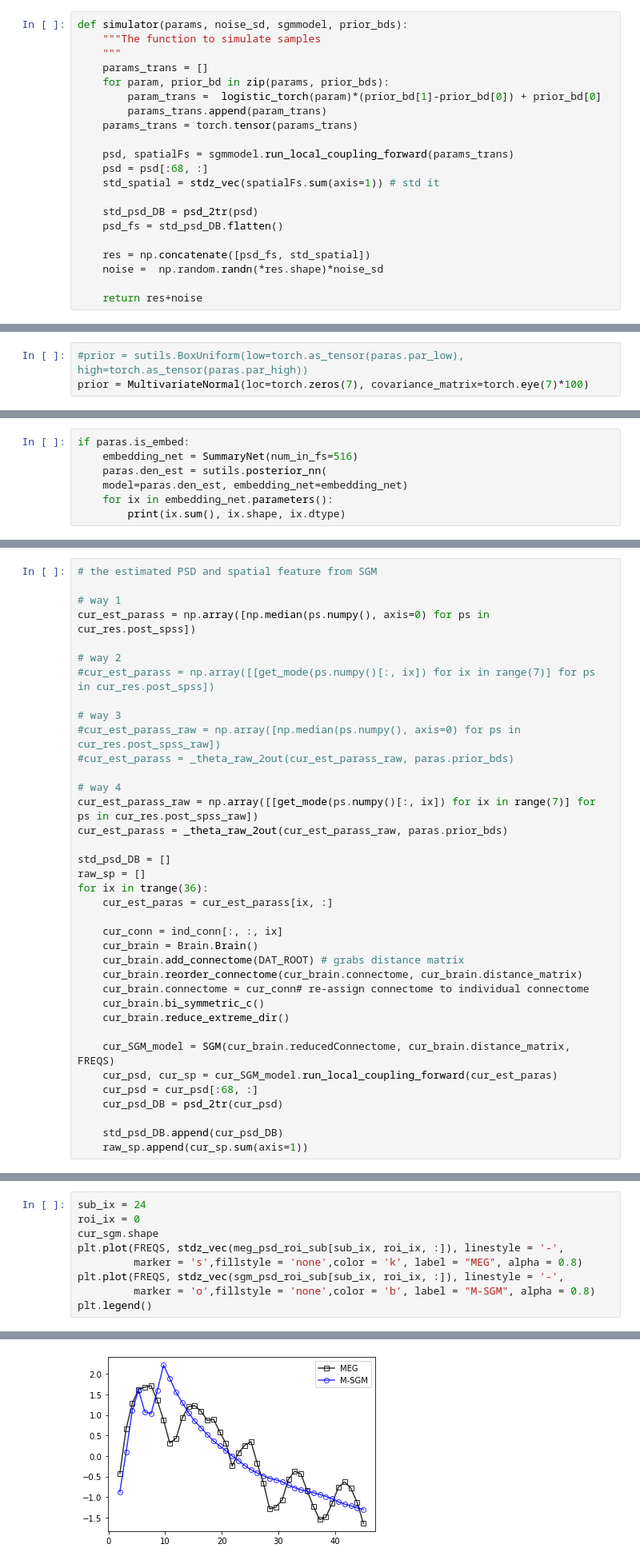
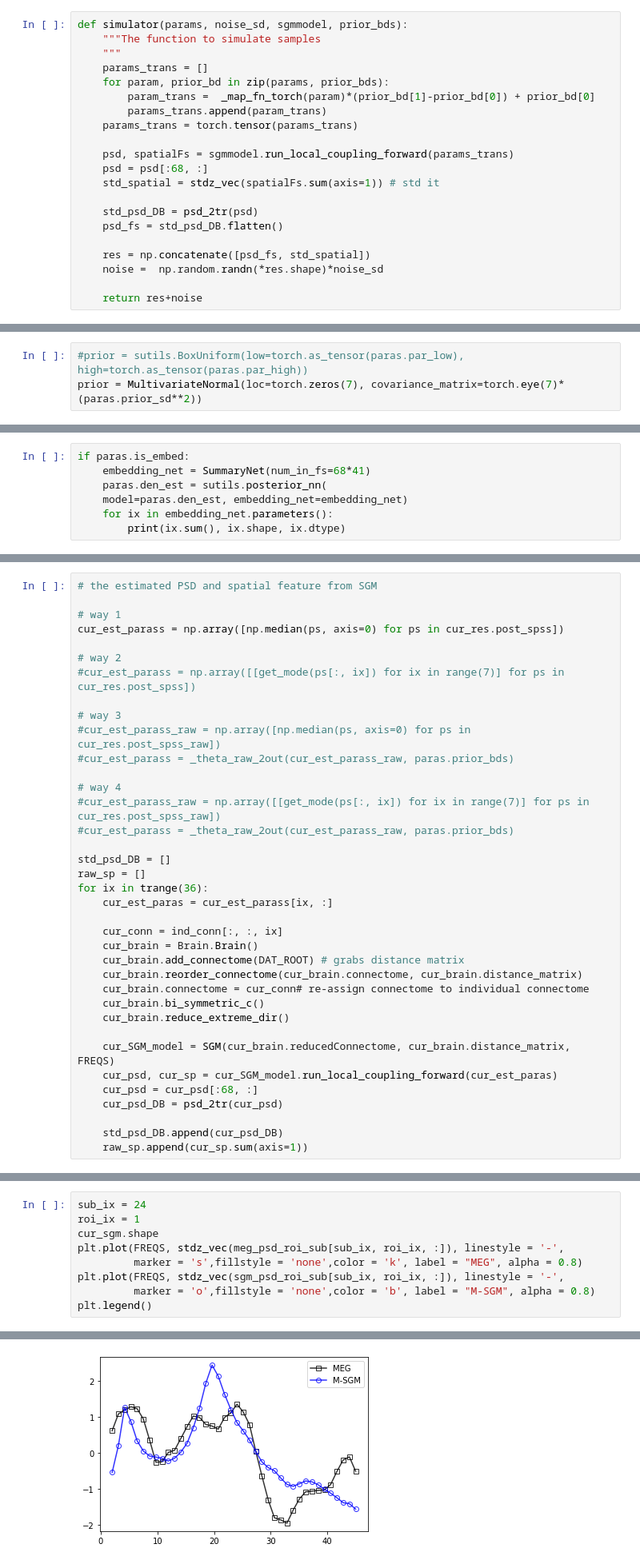
Before and after one commit to JINhuaqing/SBI-SGM, a Jupyter notebook: notebooks/NSF_RAW_Reparam.ipynb, the cells around one changed output, grey strips where cells are left out. Shown at 80% size. Saved outputs shown, nothing was run; the diff lists cells and outputs as text.

```diff
--- a/notebooks/NSF_RAW_Reparam.ipynb
+++ b/notebooks/NSF_RAW_Reparam.ipynb
@@ -140,7 +149,7 @@ def simulator(params, noise_sd, sgmmodel, prior_bds):
     """
     params_trans = []
     for param, prior_bd in zip(params, prior_bds):
-        param_trans =  logistic_torch(param)*(prior_bd[1]-prior_bd[0]) + prior_bd[0]
+        param_trans =  _map_fn_torch(param)*(prior_bd[1]-prior_bd[0]) + prior_bd[0]
         params_trans.append(param_trans)
     params_trans = torch.tensor(params_trans)
 
@@ -159,12 +168,12 @@ def simulator(params, noise_sd, sgmmodel, prior_bds):
 #### Prior
 # %%
 #prior = sutils.BoxUniform(low=torch.as_tensor(paras.par_low), high=torch.as_tensor(paras.par_high))
-prior = MultivariateNormal(loc=torch.zeros(7), covariance_matrix=torch.eye(7)*100)
+prior = MultivariateNormal(loc=torch.zeros(7), covariance_matrix=torch.eye(7)*(paras.prior_sd**2))
 # %% [markdown]
 #### Density estimator
 # %%
 if paras.is_embed:
-    embedding_net = SummaryNet(num_in_fs=516)
+    embedding_net = SummaryNet(num_in_fs=68*41)
     paras.den_est = sutils.posterior_nn(
     model=paras.den_est, embedding_net=embedding_net)
     for ix in embedding_net.parameters():
@@ -302,18 +295,18 @@ Load file /data/rajlab1/user_data/jin/MyResearch/SBI-SGM/mypkg/../results/fooofg
 # the estimated PSD and spatial feature from SGM
 
 # way 1
-cur_est_parass = np.array([np.median(ps.numpy(), axis=0) for ps in cur_res.post_spss])
+cur_est_parass = np.array([np.median(ps, axis=0) for ps in cur_res.post_spss])
 
 # way 2
-#cur_est_parass = np.array([[get_mode(ps.numpy()[:, ix]) for ix in range(7)] for ps in cur_res.post_spss])
+#cur_est_parass = np.array([[get_mode(ps[:, ix]) for ix in range(7)] for ps in cur_res.post_spss])
 
 # way 3
-#cur_est_parass_raw = np.array([np.median(ps.numpy(), axis=0) for ps in cur_res.post_spss_raw])
+#cur_est_parass_raw = np.array([np.median(ps, axis=0) for ps in cur_res.post_spss_raw])
 #cur_est_parass = _theta_raw_2out(cur_est_parass_raw, paras.prior_bds)
 
 # way 4
-cur_est_parass_raw = np.array([[get_mode(ps.numpy()[:, ix]) for ix in range(7)] for ps in cur_res.post_spss_raw])
-cur_est_parass = _theta_raw_2out(cur_est_parass_raw, paras.prior_bds)
+#cur_est_parass_raw = np.array([[get_mode(ps[:, ix]) for ix in range(7)] for ps in cur_res.post_spss_raw])
+#cur_est_parass = _theta_raw_2out(cur_est_parass_raw, paras.prior_bds)
 
 std_psd_DB = []
 raw_sp = []
@@ -389,12 +393,12 @@ array([24, 22,  9,  4, 32, 21,  7, 11, 25, 34, 18,  8, 31,  3, 27,  2, 28,
 # %%
 sub_ix = 24
-roi_ix = 0
+roi_ix = 1
 cur_sgm.shape
 plt.plot(FREQS, stdz_vec(meg_psd_roi_sub[sub_ix, roi_ix, :]), linestyle = '-',
          marker = 's',fillstyle = 'none',color = 'k', label = "MEG", alpha = 0.8)
 plt.plot(FREQS, stdz_vec(sgm_psd_roi_sub[sub_ix, roi_ix, :]), linestyle = '-',
          marker = 'o',fillstyle = 'none',color = 'b', label = "M-SGM", alpha = 0.8)
 plt.legend()
 # %% [output]
 <matplotlib.legend.Legend at 0x...>
-[figure, old version]
+[figure, new version]
```
Also changed, not shown: parts of 34 cells of this notebook, 6 other files.
